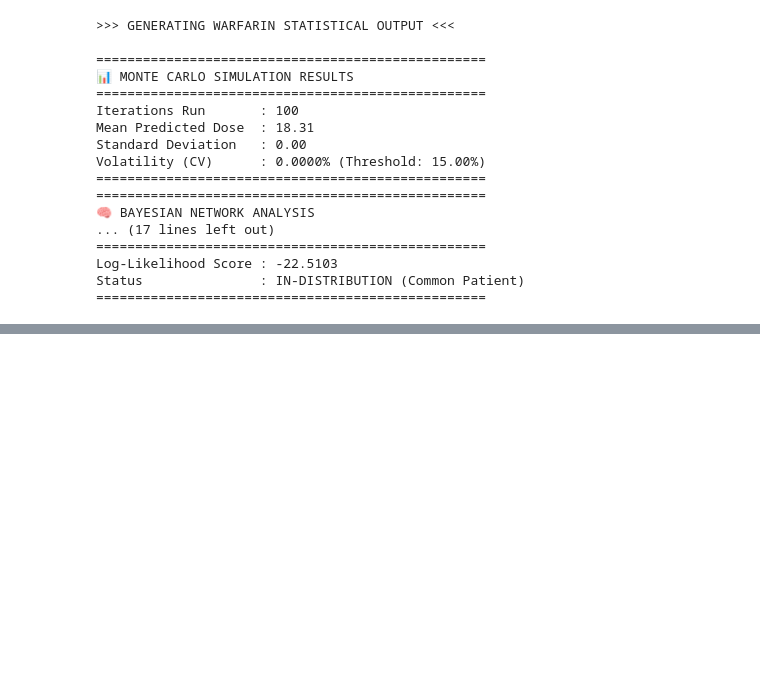
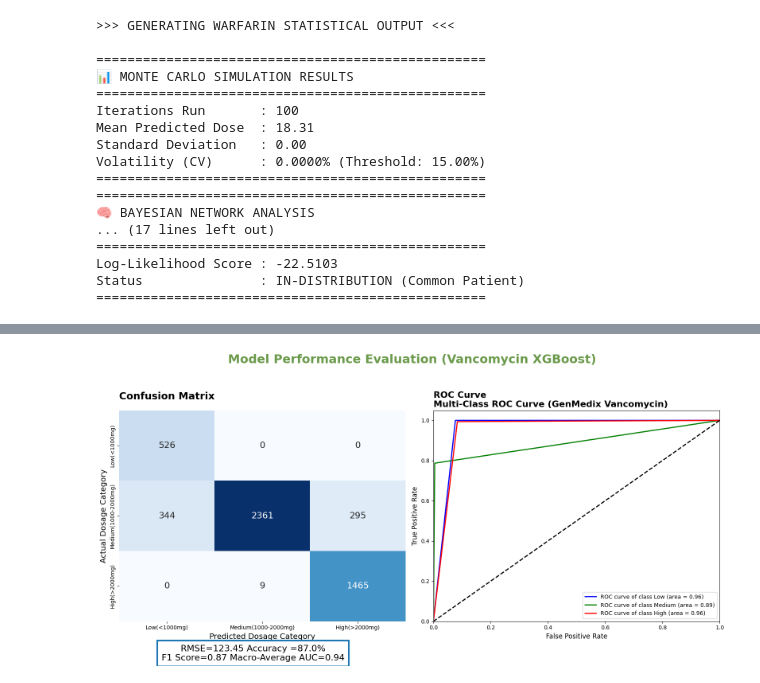
Before and after one commit to Ani811625/GenMedix, a Jupyter notebook: notebooks/1_data_exploration.ipynb, the cells around one changed output, grey strips where cells are left out. Saved outputs shown, nothing was run; the diff lists cells and outputs as text; code cells hidden in the pictures; blank space fills up the shorter version.

```diff
--- a/notebooks/1_data_exploration.ipynb
+++ b/notebooks/1_data_exploration.ipynb
@@ -1055,3 +1055,90 @@ Volatility (CV)      : 0.0000% (Threshold: 15.00%)
 Log-Likelihood Score : -22.5103
 Status               : IN-DISTRIBUTION (Common Patient)
 ==================================================
+# %%
+import pandas as pd
+import numpy as np
+import matplotlib.pyplot as plt
+import seaborn as sns
+import joblib
+from sklearn.metrics import confusion_matrix, accuracy_score, f1_score, mean_squared_error, roc_curve, auc
+from sklearn.preprocessing import label_binarize
+
+# 1. LOAD DATA AND MODEL
+# Note: Update 'Target_Dose' if your CSV uses a different column name for the actual dose
+target_col = 'Target_Vancomycin_Dose_mg'
+df_vanc = pd.read_csv('../data/vancomycin_genomic_dataset.csv')
+vanc_cols = joblib.load('../models/vancomycin/vancomycin_model_columns.pkl')
+
+X_vanc = df_vanc.reindex(columns=vanc_cols, fill_value=0).apply(pd.to_numeric, errors='coerce').fillna(0)
+y_actual_continuous = df_vanc[target_col].values
+
+vanc_model = joblib.load('../models/vancomycin/vancomycin_xgb_model_v1.pkl')
+y_pred_continuous = vanc_model.predict(X_vanc)
+
+# 2. DEFINE CLINICAL DOSAGE BINS FOR VANCOMYCIN
+# Low: < 1000mg | Medium: 1000mg - 2000mg | High: > 2000mg
+def categorize_dose(dose):
+    if dose < 1000: return 0 # Low
+    elif dose <= 2000: return 1 # Medium
+    else: return 2 # High
+
+y_actual_class = np.array([categorize_dose(d) for d in y_actual_continuous])
+y_pred_class = np.array([categorize_dose(d) for d in y_pred_continuous])
+class_names = ['Low(<1000mg)', 'Medium(1000-2000mg)', 'High(>2000mg)']
+
+# 3. CALCULATE METRICS
+rmse = np.sqrt(mean_squared_error(y_actual_continuous, y_pred_continuous))
+acc = accuracy_score(y_actual_class, y_pred_class) * 100
+f1 = f1_score(y_actual_class, y_pred_class, average='weighted')
+
+# Multi-class ROC AUC
+y_actual_bin = label_binarize(y_actual_class, classes=[0, 1, 2])
+y_pred_bin = label_binarize(y_pred_class, classes=[0, 1, 2])
+n_classes = y_actual_bin.shape[1]
+fpr, tpr, roc_auc = dict(), dict(), dict()
+
+for i in range(n_classes):
+    fpr[i], tpr[i], _ = roc_curve(y_actual_bin[:, i], y_pred_bin[:, i])
+    roc_auc[i] = auc(fpr[i], tpr[i])
+macro_auc = sum(roc_auc.values()) / n_classes
+
+# 4. PLOT FORMATTING (Matching the PPT Slide Layout)
+fig, axes = plt.subplots(1, 2, figsize=(16, 7))
+fig.suptitle('Model Performance Evaluation (Vancomycin XGBoost)', fontsize=22, fontweight='bold', color='#6A9A4A', y=1.05)
+
+# --- LEFT: CONFUSION MATRIX ---
+cm = confusion_matrix(y_actual_class, y_pred_class)
+sns.heatmap(cm, annot=True, fmt='d', cmap='Blues', cbar=False, ax=axes[0],
+            annot_kws={"size": 16}, xticklabels=class_names, yticklabels=class_names)
+axes[0].set_title('Confusion Matrix', fontsize=18, fontweight='bold', loc='left', pad=20)
+axes[0].set_ylabel('Actual Dosage Category', fontsize=14)
+axes[0].set_xlabel('Predicted Dosage Category', fontsize=14)
+
+# --- RIGHT: ROC CURVE ---
+colors = ['blue', 'green', 'red']
+for i, color in zip(range(n_classes), colors):
+    class_label = class_names[i].split('(')[0]
+    axes[1].plot(fpr[i], tpr[i], color=color, lw=2,
+                 label=f'ROC curve of class {class_label} (area = {roc_auc[i]:.2f})')
+
+axes[1].plot([0, 1], [0, 1], 'k--', lw=2)
+axes[1].set_xlim([0.0, 1.0])
+axes[1].set_ylim([0.0, 1.05])
+axes[1].set_xlabel('False Positive Rate', fontsize=12)
+axes[1].set_ylabel('True Positive Rate', fontsize=12)
+axes[1].set_title('ROC Curve\nMulti-Class ROC Curve (GenMedix Vancomycin)', fontsize=16, fontweight='bold', loc='left')
+axes[1].legend(loc="lower right", fontsize=10)
+
+plt.tight_layout()
+
+# --- BOTTOM: METRICS TEXT BOX ---
+metrics_text = f"RMSE={rmse:.2f} Accuracy ={acc:.1f}%\nF1 Score={f1:.2f} Macro-Average AUC={macro_auc:.2f}"
+fig.text(0.25, -0.05, metrics_text, ha='center', fontsize=16,
+         bbox=dict(facecolor='white', edgecolor='#1F77B4', boxstyle='square,pad=0.5', linewidth=3))
+
+# Save for PPT
+plt.savefig('vancomycin_performance_eval.png', bbox_inches='tight', dpi=300)
+print("✅ Graphic saved as 'vancomycin_performance_eval.png' for your presentation.")
+plt.show()
+# %% [output]
@@ -1057,0 +1146 @@ Status               : IN-DISTRIBUTION (Common Patient)
+[figure, added]
```
Also changed, not shown: parts of 1 cell of this notebook, 3 other files.
